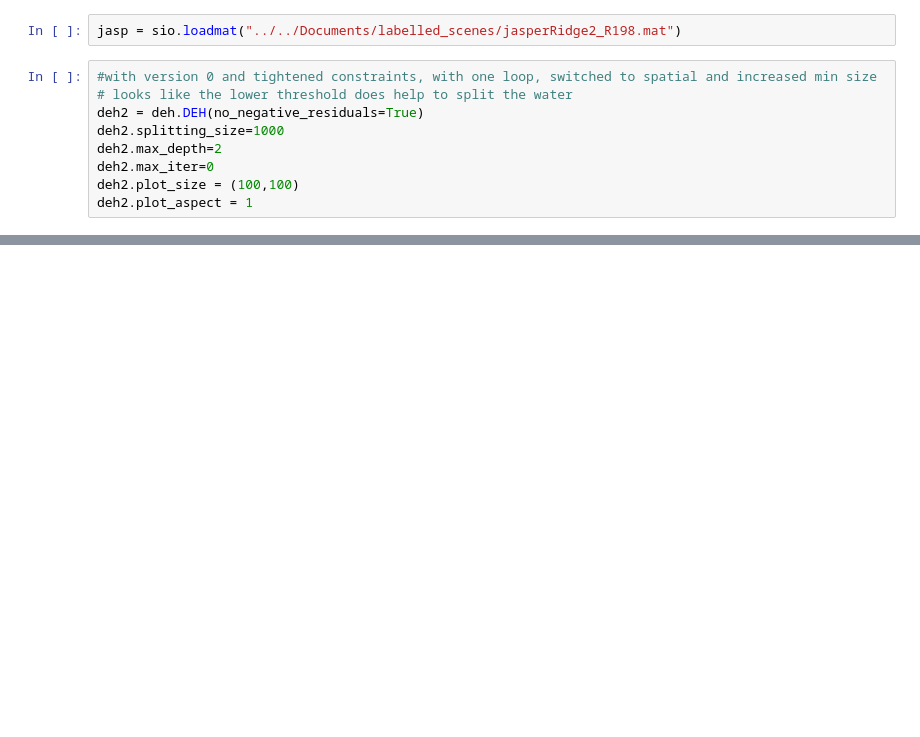
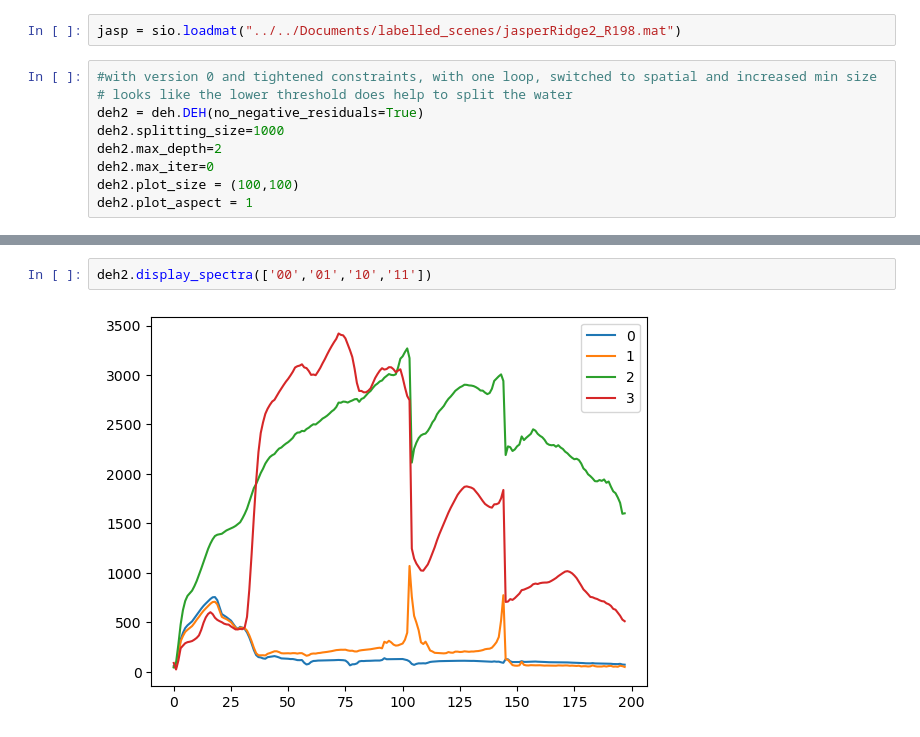
Before and after one commit to ELO-Hyp/hUH, a Jupyter notebook: Example.ipynb, the cells around one changed output, grey strips where cells are left out. Drawn from its saved outputs; the diff is of its cells as text; blank space fills up the shorter version.

```diff
--- a/Example.ipynb
+++ b/Example.ipynb
@@ -104,0 +141,4 @@ original: 768491.4472695395
+# %%
+deh2.display_spectra(['00','01','10','11'])
+# %% [output]
+[figure, added]
```
Also changed, not shown: parts of 25 cells of this notebook, 1 other file.
